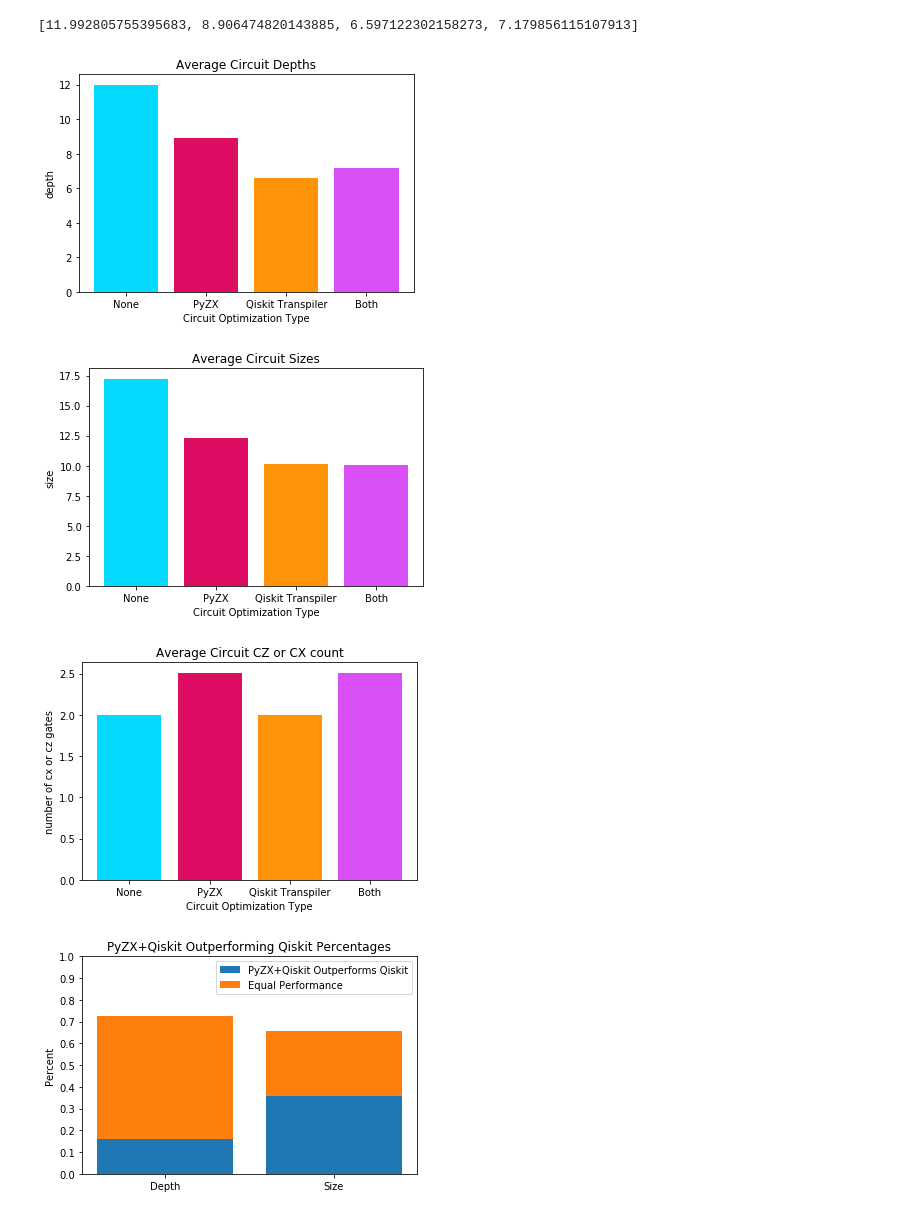
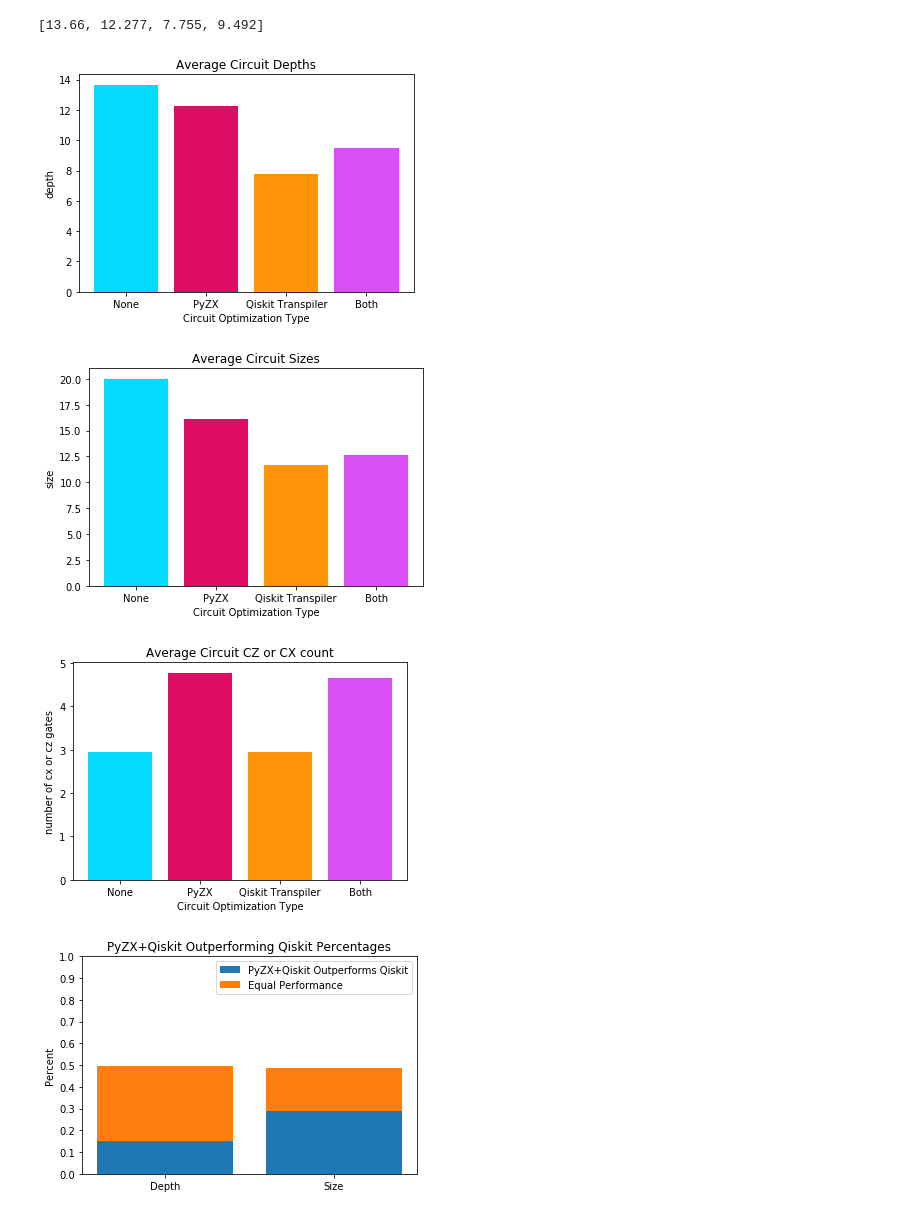
Before and after one commit to dlyongemallo/qiskit, a Jupyter notebook: qiskit/transpiler/pyzxpass/plot_benchmark_analysis.ipynb, the cells around one changed output. Saved outputs shown, nothing was run; the diff lists cells and outputs as text; code cells hidden in the pictures.

```diff
--- a/qiskit/transpiler/pyzxpass/plot_benchmark_analysis.ipynb
+++ b/qiskit/transpiler/pyzxpass/plot_benchmark_analysis.ipynb
@@ -1,15 +1,15 @@
 # %%
 from analyzebenchmark import AnalyzePyZXpass
 # %%
-app = AnalyzePyZXpass("now_dict_pickles/rb/2019-08-15T09:16:12.226399.p")
+app = AnalyzePyZXpass("now_dict_pickles/rb/2019-09-02T08:04:59.305005.p")
 print(app.get_mean_depth())
 app.plot_depth()
 app.plot_size()
 app.plot_cx_and_cz()
 app.plot_percents()
 # %% [output]
-[11.992805755395683, 8.906474820143885, 6.597122302158273, 7.179856115107913]
+[13.66, 12.277, 7.755, 9.492]
-[figure, old version]
+[figure, new version]
-[figure, old version]
+[figure, new version]
-[figure, old version]
+[figure, new version]
-[figure, old version]
+[figure, new version]
```
Also changed, not shown: parts of 3 cells of this notebook, 1 other file.
